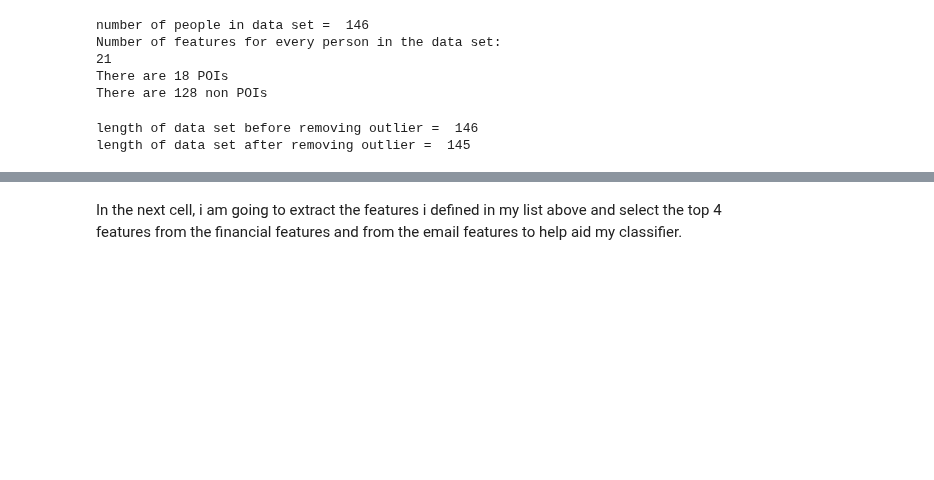
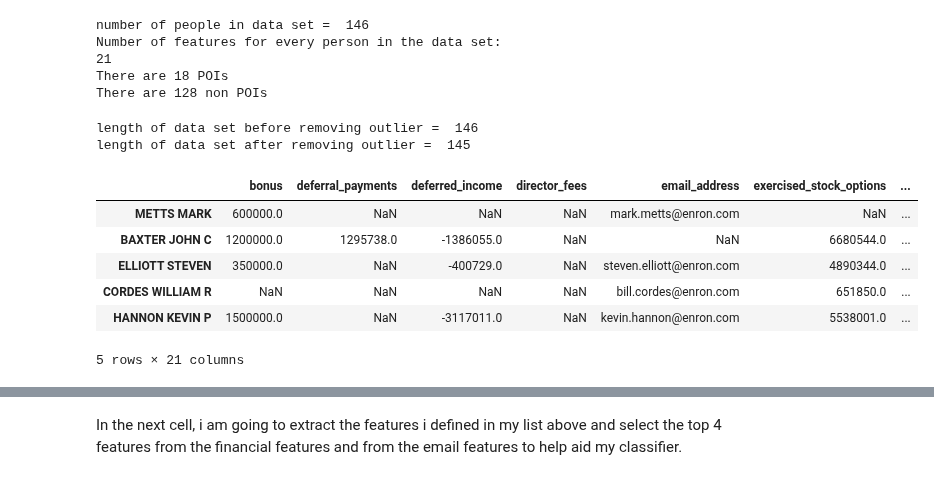
Before and after one commit to nmeliasp/MachineLearning-FinalProject, a Jupyter notebook: Machine Learning Final Project.ipynb, the cells around one changed output, grey strips where cells are left out. Saved outputs shown, nothing was run; the diff lists cells and outputs as text; code cells hidden in the pictures; blank space fills up the shorter version.

```diff
--- a/Machine Learning Final Project.ipynb
+++ b/Machine Learning Final Project.ipynb
@@ -65,3 +73,22 @@ print "length of data set after removing outlier = ", len(data_dict)
 # %% [output]
 length of data set before removing outlier =  146
 length of data set after removing outlier =  145
+# %%
+# Load up data into pandas DF to explore for additional outliers
+df = pandas.DataFrame.from_records(list(data_dict.values()))
+employees = pandas.Series(list(data_dict.keys()))
+
+# set the index of df to be the employees series:
+df.set_index(employees, inplace=True)
+#replace string NaNs with numpy object NaN
+df.replace('NaN',numpy.nan, inplace=True)
+
+df.head()
+# %% [output]
+|  | bonus | deferral_payments | deferred_income | director_fees | email_address | exercised_stock_options | ... |
+| METTS MARK | 600000.0 | NaN | NaN | NaN | mark.metts@enron.com | NaN | ... |
+| BAXTER JOHN C | 1200000.0 | 1295738.0 | -1386055.0 | NaN | NaN | 6680544.0 | ... |
+| ELLIOTT STEVEN | 350000.0 | NaN | -400729.0 | NaN | steven.elliott@enron.com | 4890344.0 | ... |
+| CORDES WILLIAM R | NaN | NaN | NaN | NaN | bill.cordes@enron.com | 651850.0 | ... |
+| HANNON KEVIN P | 1500000.0 | NaN | -3117011.0 | NaN | kevin.hannon@enron.com | 5538001.0 | ... |
+5 rows × 21 columns
```
Also changed, not shown: parts of 24 cells of this notebook.
